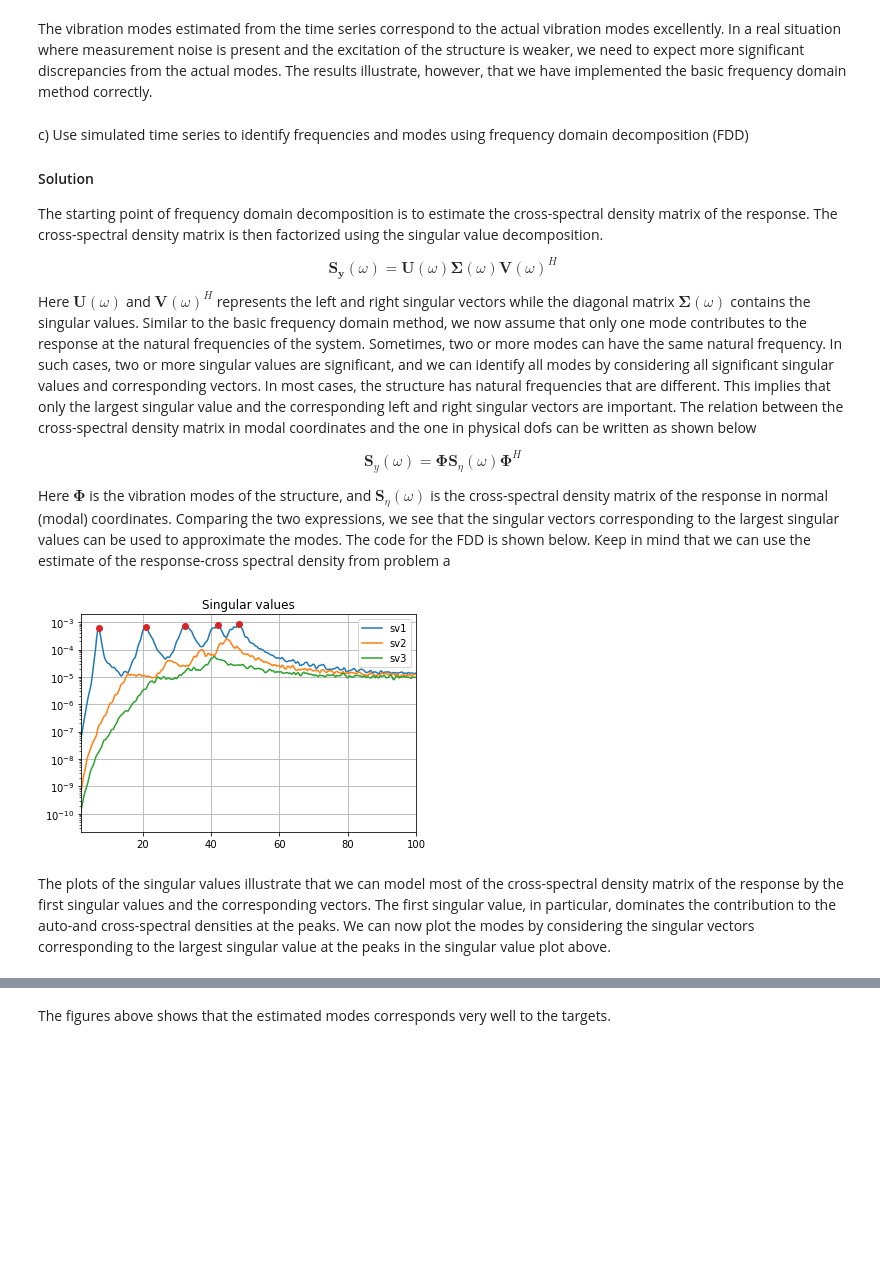
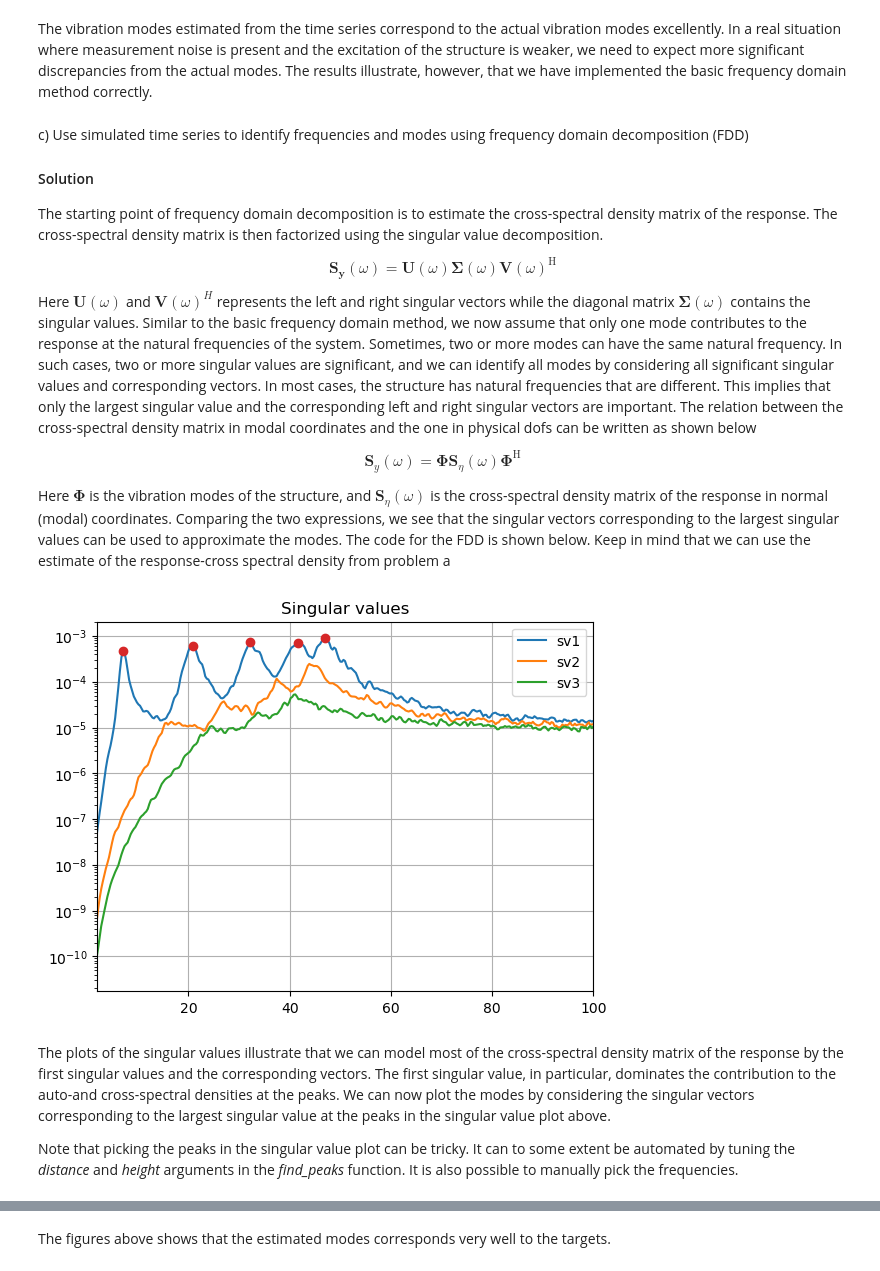
Before and after one commit to oiseth/TKT4108StructuralDynamics2, a Jupyter notebook: python/exercises/exercise6/Solution_problem_set_6.ipynb, the cells around one changed output, grey strips where cells are left out. Saved outputs shown, nothing was run; the diff lists cells and outputs as text; code cells hidden in the pictures; blank space fills up the shorter version.

```diff
--- a/python/exercises/exercise6/Solution_problem_set_6.ipynb
+++ b/python/exercises/exercise6/Solution_problem_set_6.ipynb
@@ -17,6 +17,8 @@ In this problem, we will consider the same share frame as in problem set 5. Use
 # %%
 import numpy as np
 from scipy import linalg as spla
+
+
 from time_integration import *
 from matplotlib import pyplot as plt
 from scipy import signal as spsi
@@ -71,5 +73,5 @@ plt.tight_layout()
 
 for k in range(5):
     axs[k].plot(t,y2dot[k,:])
-    axs[k].set_ylabel("$u_" + str(k+1) + "$")
+    axs[k].set_ylabel("$\ddot{y}_" + str(k+1) + "$")
 # %% [output]
@@ -190,40 +195,43 @@ c) Use simulated time series to identify frequencies and modes using frequency d
 #### Solution
 The starting point of frequency domain decomposition is to estimate the cross-spectral density matrix of the response. The cross-spectral density matrix is then factorized using the singular value decomposition.
 
-$$\mathbf{S_y}(\omega)=\mathbf{U}(\omega) \mathbf{\Sigma}(\omega) \mathbf{V}(\omega)^H$$
+$$\mathbf{S_y}(\omega)=\mathbf{U}(\omega) \mathbf{\Sigma}(\omega) \mathbf{V}(\omega)^\text{H}$$
 
 Here $\mathbf{U}(\omega)$ and $\mathbf{V}(\omega)^H$ represents the left and right singular vectors while the diagonal matrix $\mathbf{\Sigma}(\omega)$ contains the singular values. Similar to the basic frequency domain method, we now assume that only one mode contributes to the response at the natural frequencies of the system. Sometimes, two or more modes can have the same natural frequency. In such cases, two or more singular values are significant, and we can identify all modes by considering all significant singular values and corresponding vectors. In most cases, the structure has natural frequencies that are different. This implies that only the largest singular value and the corresponding left and right singular vectors are important. The relation between the cross-spectral density matrix in modal coordinates and the one in physical dofs can be written as shown below
 
-$$ \mathbf{S}_y(\omega)= \mathbf{\Phi}\mathbf{S}_{\eta}(\omega) \mathbf{\Phi}^H $$
+$$ \mathbf{S}_y(\omega)= \mathbf{\Phi}\mathbf{S}_{\eta}(\omega) \mathbf{\Phi}^\text{H}$$
 
 Here $\mathbf{\Phi}$ is the vibration modes of the structure, and $\mathbf{S}_{\eta}(\omega)$ is the cross-spectral density matrix of the response in normal (modal) coordinates. Comparing the two expressions, we see that the singular vectors corresponding to the largest singular values can be used to approximate the modes. The code for the FDD is shown below. Keep in mind that we can use the estimate of the response-cross spectral density from problem a
 # %%
 singular_values = np.zeros((3,len(w_welch)))
 first_left_singular_vectors = np.zeros((5,len(w_welch)),dtype=complex)
 
 for k in range(len(w_welch)):
 
     us, sigma, vs = spla.svd(S_welch[:,:,k])
 
     singular_values[:,k] = sigma[0:3]
     first_left_singular_vectors[:,k] = us[:,0]
 
-peaks_index,_ = spsi.find_peaks(singular_values[0,:], distance=20, height=0.3*np.max(singular_values[0,:]))
+peaks_index,_ = spsi.find_peaks(singular_values[0,:], distance=15, height=0.25*np.max(singular_values[0,:]))
 
 plt.figure()
 plt.plot(w_welch,singular_values[0,:],label="sv1")
 plt.plot(w_welch,singular_values[1,:],label="sv2")
 plt.plot(w_welch,singular_values[2,:],label="sv3")
 plt.plot(w_welch[peaks_index],singular_values[0,peaks_index],"o")
 plt.yscale("log")
 plt.xlim(2,100)
 plt.grid()
 plt.legend()
 plt.title("Singular values");
 # %% [output]
-[figure, old version]
+[figure, new version]
 # %% [markdown]
 The plots of the singular values illustrate that we can model most of the cross-spectral density matrix of the response by the first singular values and the corresponding vectors. The first singular value, in particular, dominates the contribution to the auto-and cross-spectral densities at the peaks. We can now plot the modes by considering the singular vectors corresponding to the largest singular value at the peaks in the singular value plot above.
+
+Note that picking the peaks in the singular value plot can be tricky. It can to some extent be automated by tuning the
+*distance* and *height* arguments in the *find_peaks* function. It is also possible to manually pick the frequencies.
 # %%
 # Pick the modes from the singular vectors
 modes_fdd = np.zeros((5,5),dtype=complex)
```
Also changed, not shown: parts of 7 cells of this notebook, 6 other files.
